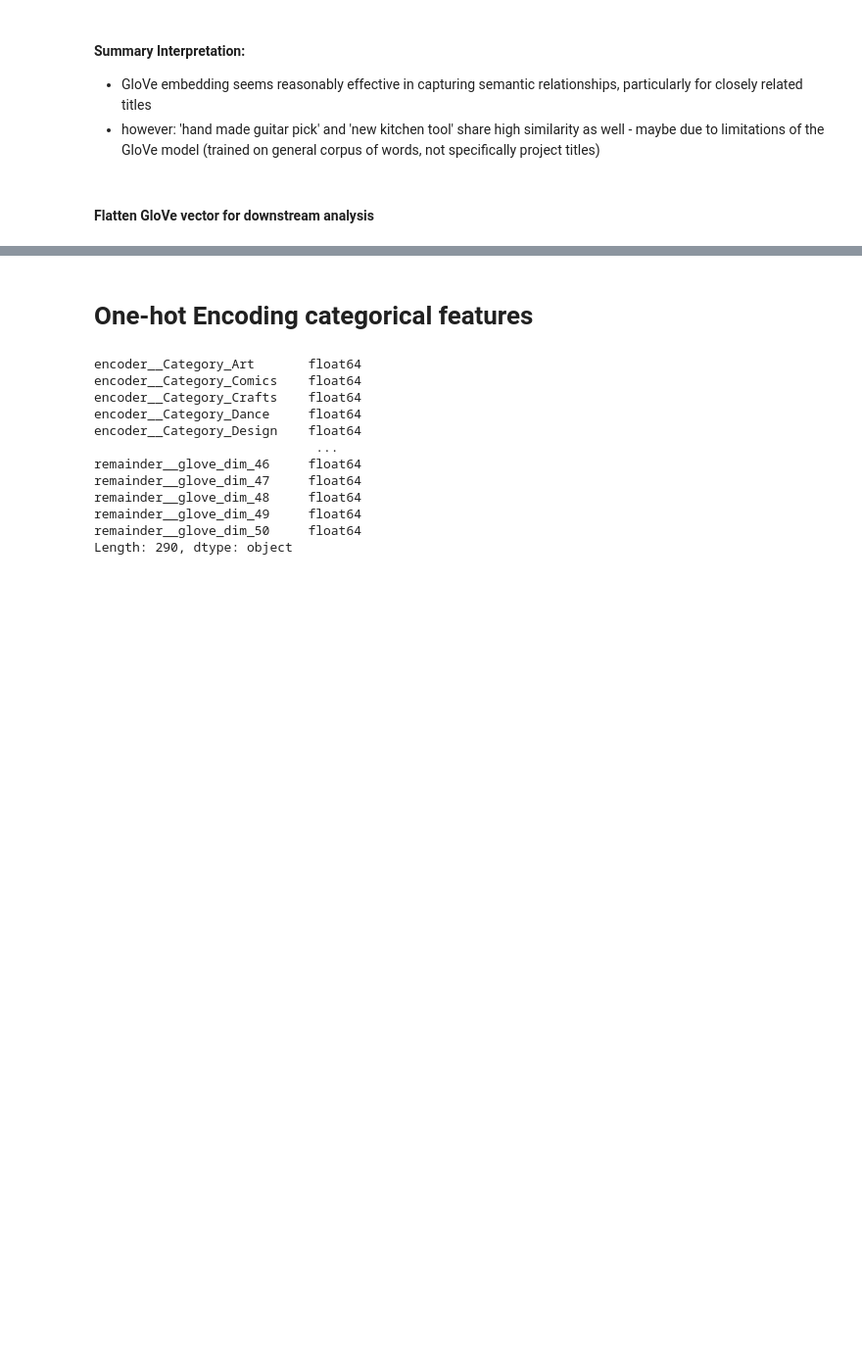
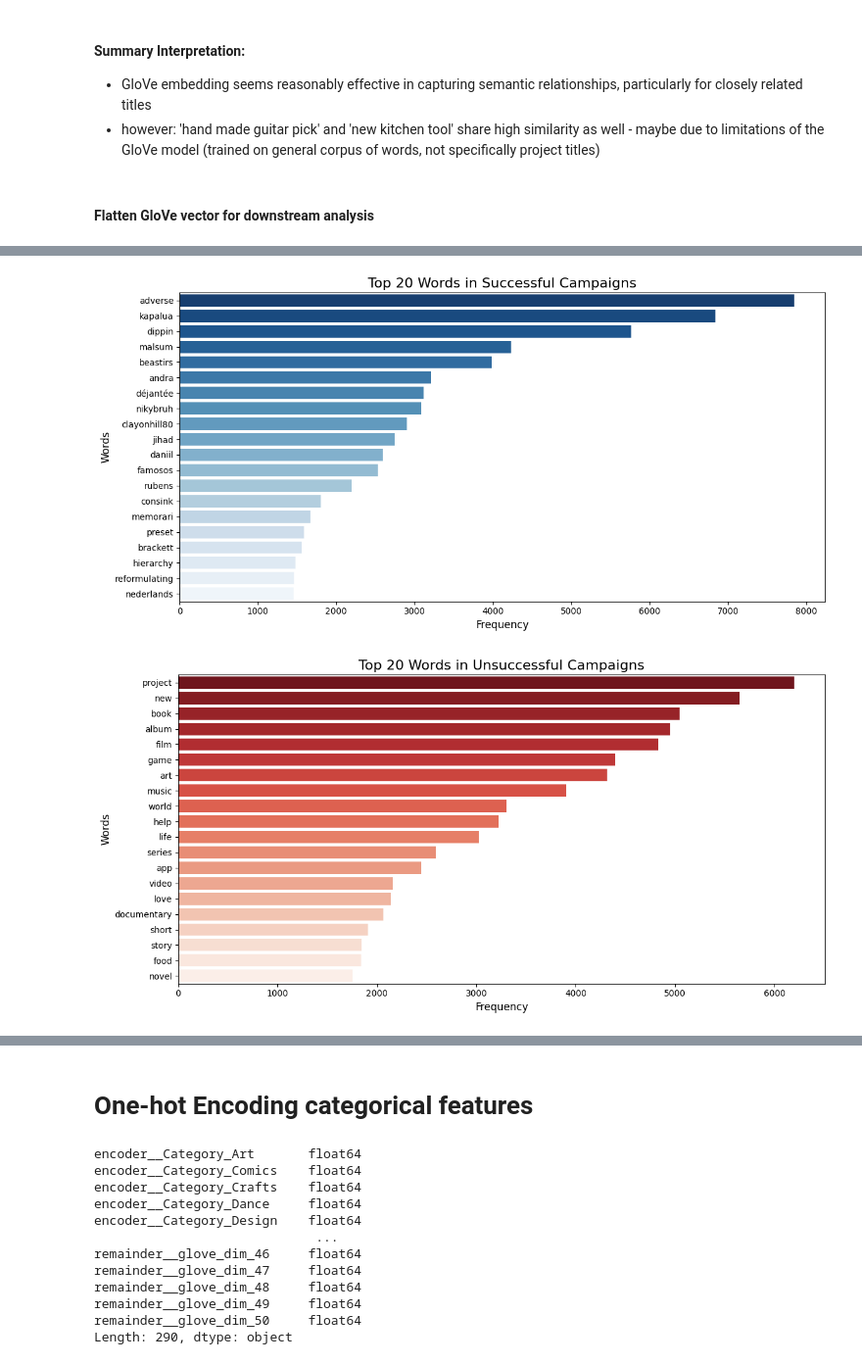
Before and after one commit to neuroth-v/ML_GroupProject, a Jupyter notebook: EDA-and-modeling.ipynb, the cells around one changed output, grey strips where cells are left out. Shown at 98% size. Cells and saved outputs as stored; diff of their text form; code cells hidden in the pictures; blank space fills up the shorter version.

```diff
--- a/EDA-and-modeling.ipynb
+++ b/EDA-and-modeling.ipynb
@@ -506,0 +558,29 @@ df_kickstarter_filtered = pd.concat([df_kickstarter_filtered, glove_df], axis=1)
+# %%
+# Prepare data for separate plots
+successful_top_words = successful_counts.most_common(20)
+unsuccessful_top_words = unsuccessful_counts.most_common(20)
+
+# Convert to DataFrame
+df_successful = pd.DataFrame(successful_top_words, columns=['Word', 'Frequency']).sort_values(by='Frequency', ascending=False)
+df_unsuccessful = pd.DataFrame(unsuccessful_top_words, columns=['Word', 'Frequency']).sort_values(by='Frequency', ascending=False)
+
+# Plot successful campaigns
+plt.figure(figsize=(12, 6))
+sns.barplot(data=df_successful, x='Frequency', y='Word', palette='Blues_r')
+plt.title('Top 20 Words in Successful Campaigns', fontsize=16)
+plt.xlabel('Frequency', fontsize=12)
+plt.ylabel('Words', fontsize=12)
+plt.tight_layout()
+plt.show()
+
+# Plot unsuccessful campaigns
+plt.figure(figsize=(12, 6))
+sns.barplot(data=df_unsuccessful, x='Frequency', y='Word', palette='Reds_r')
+plt.title('Top 20 Words in Unsuccessful Campaigns', fontsize=16)
+plt.xlabel('Frequency', fontsize=12)
+plt.ylabel('Words', fontsize=12)
+plt.tight_layout()
+plt.show()
+# %% [output]
+[figure, added]
+[figure, added]
```
Also changed, not shown: parts of 74 cells of this notebook.
